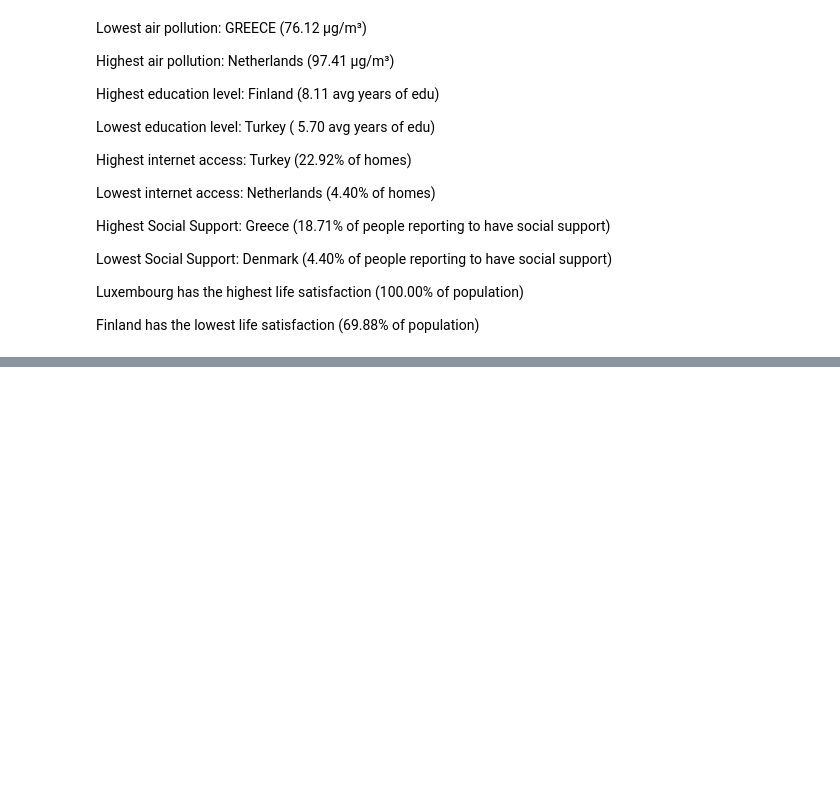
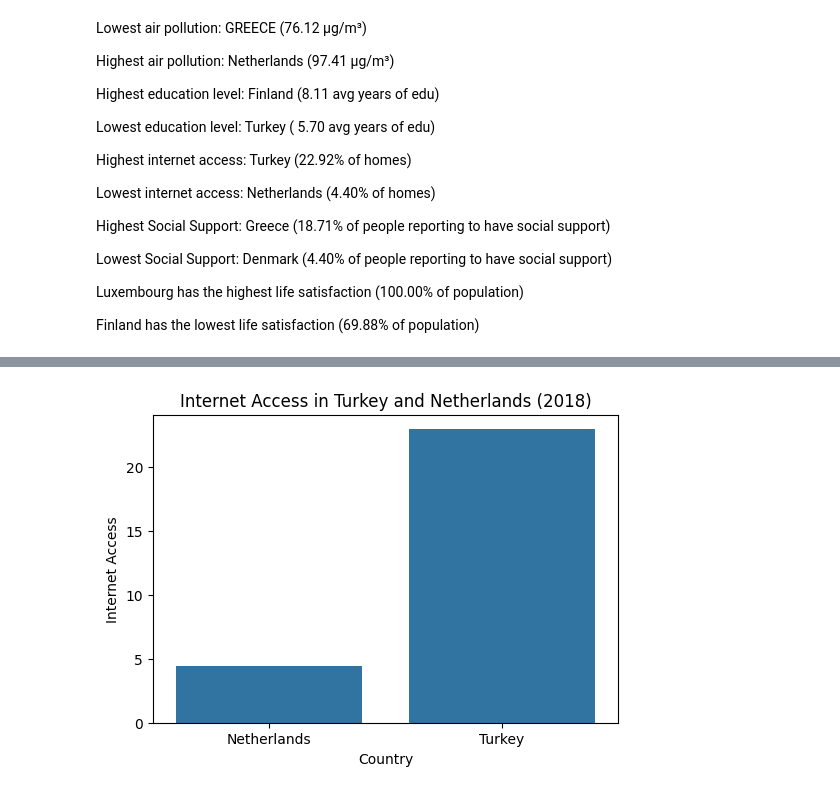
Before and after one commit to Jan12s/betterlifeindex, a Jupyter notebook: better_life_index_edu.ipynb, the cells around one changed output, grey strips where cells are left out. Drawn from its saved outputs; the diff is of its cells as text; code cells hidden in the pictures; blank space fills up the shorter version.

```diff
--- a/better_life_index_edu.ipynb
+++ b/better_life_index_edu.ipynb
@@ -572,0 +683,16 @@ Finland has the lowest life satisfaction (69.88% of population)
+# %%
+import matplotlib.pyplot as plt
+import seaborn as sns
+
+# Filter data for Turkey and Netherlands
+df_internet_access = BLIE[BLIE['country'].isin(['Turkey', 'Netherlands'])]
+
+# Create bar plot for Internet Access
+plt.figure(figsize=(6, 4))
+sns.barplot(data=df_internet_access, x='country', y='internet_access')
+plt.title('Internet Access in Turkey and Netherlands (2018)')
+plt.xlabel('Country')
+plt.ylabel('Internet Access')
+plt.show()
+# %% [output]
+[figure, added]
```
Also changed, not shown: parts of 35 cells of this notebook.
